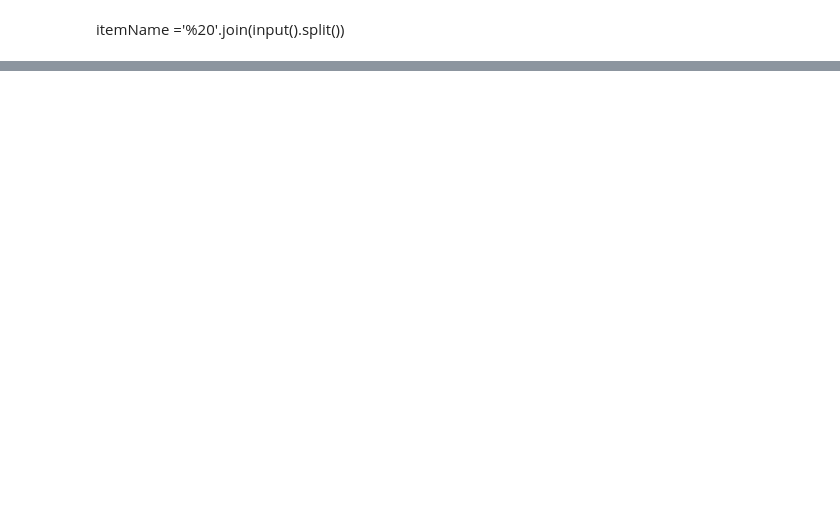
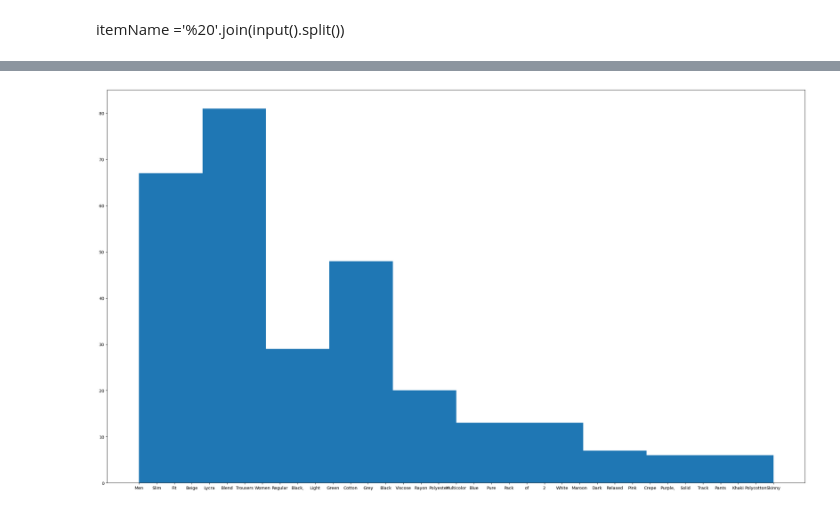
Before and after one commit to JoJosuk/Web-scraping-Project, a Jupyter notebook: flipkart.ipynb, the cells around one changed output, grey strips where cells are left out. Cells and saved outputs as stored; diff of their text form; code cells hidden in the pictures; blank space fills up the shorter version.

```diff
--- a/flipkart.ipynb
+++ b/flipkart.ipynb
@@ -36,0 +57,6 @@ a.to_excel('data.xlsx')
+# %%
+fig, ax = plt.subplots(figsize=(30, 17))
+ax.hist(keyWords)
+plt.show()
+# %% [output]
+[figure, added]
```
Also changed, not shown: parts of 9 cells of this notebook, 1 other file.
